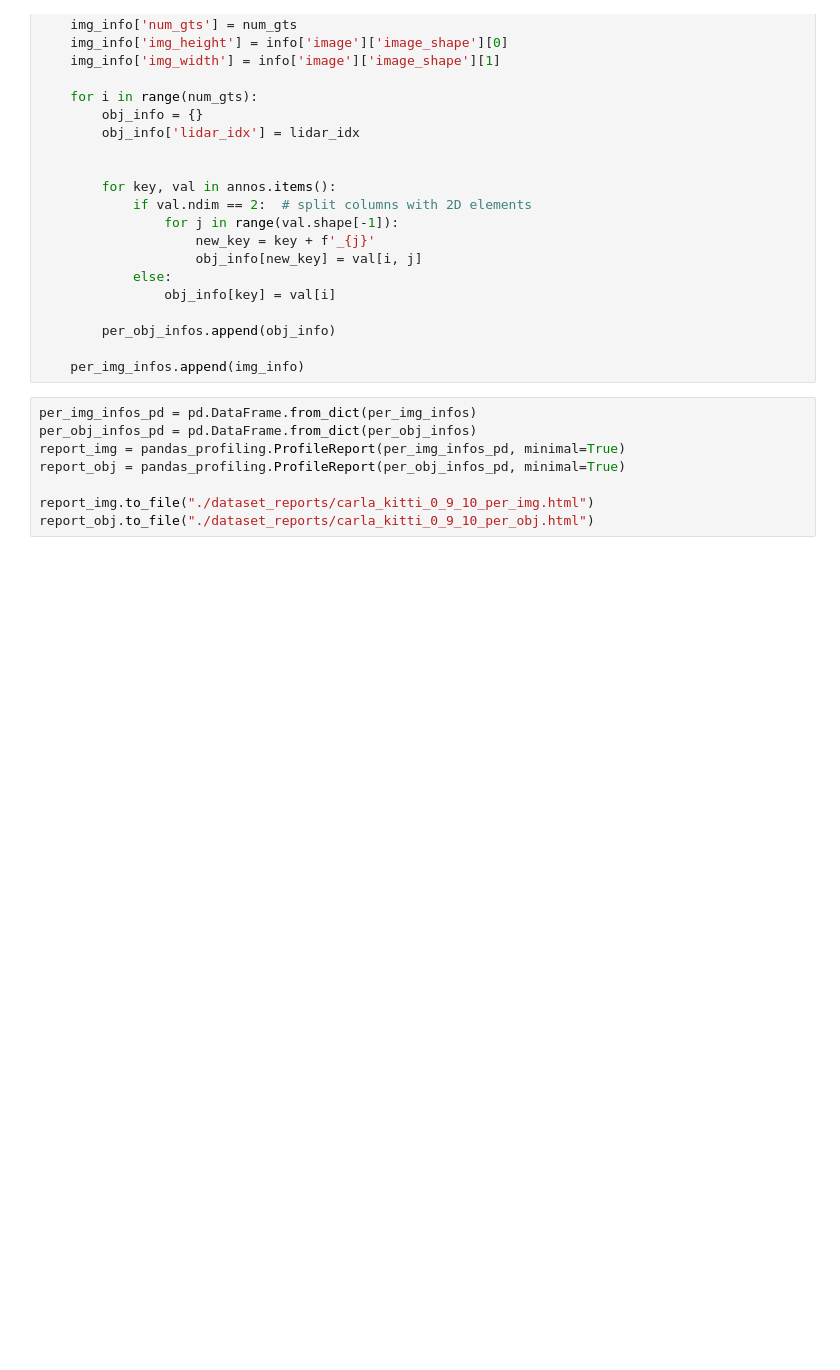
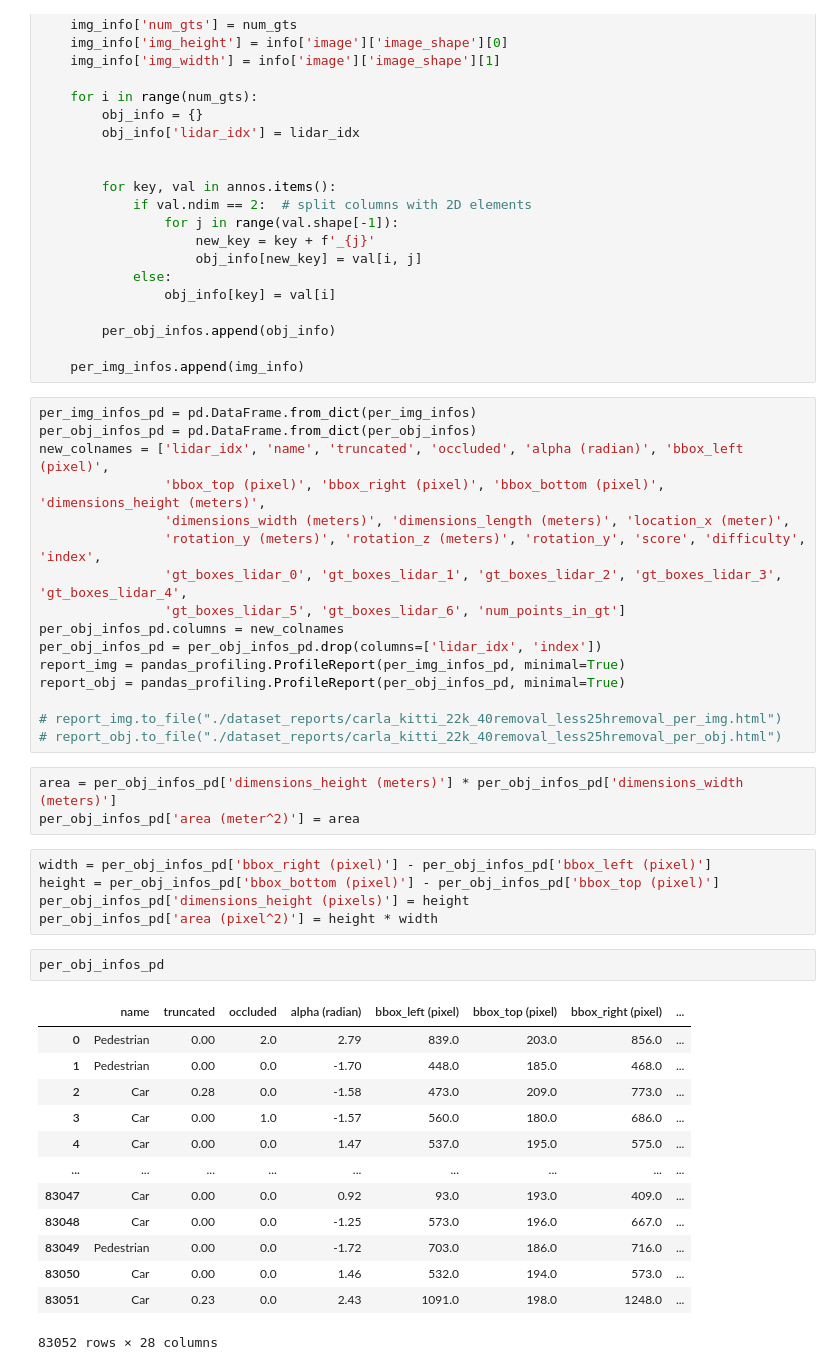
Before and after one commit to fnozarian/CARLA-KITTI, a Jupyter notebook: Dataset Statistics.ipynb, the cells around one changed output. Cells and saved outputs as stored; diff of their text form; blank space fills up the shorter version.

Commit message:
Dataset Statistics.

```diff
--- a/Dataset Statistics.ipynb
+++ b/Dataset Statistics.ipynb
@@ -82,8 +90,40 @@ for info in tqdm(infos):
 # %%
 per_img_infos_pd = pd.DataFrame.from_dict(per_img_infos)
 per_obj_infos_pd = pd.DataFrame.from_dict(per_obj_infos)
+new_colnames = ['lidar_idx', 'name', 'truncated', 'occluded', 'alpha (radian)', 'bbox_left (pixel)',
+                'bbox_top (pixel)', 'bbox_right (pixel)', 'bbox_bottom (pixel)', 'dimensions_height (meters)',
+                'dimensions_width (meters)', 'dimensions_length (meters)', 'location_x (meter)',
+                'rotation_y (meters)', 'rotation_z (meters)', 'rotation_y', 'score', 'difficulty', 'index',
+                'gt_boxes_lidar_0', 'gt_boxes_lidar_1', 'gt_boxes_lidar_2', 'gt_boxes_lidar_3', 'gt_boxes_lidar_4',
+                'gt_boxes_lidar_5', 'gt_boxes_lidar_6', 'num_points_in_gt']
+per_obj_infos_pd.columns = new_colnames
+per_obj_infos_pd = per_obj_infos_pd.drop(columns=['lidar_idx', 'index'])
 report_img = pandas_profiling.ProfileReport(per_img_infos_pd, minimal=True)
 report_obj = pandas_profiling.ProfileReport(per_obj_infos_pd, minimal=True)
 
-report_img.to_file("./dataset_reports/carla_kitti_0_9_10_per_img.html")
-report_obj.to_file("./dataset_reports/carla_kitti_0_9_10_per_obj.html")
+# report_img.to_file("./dataset_reports/carla_kitti_22k_40removal_less25hremoval_per_img.html")
+# report_obj.to_file("./dataset_reports/carla_kitti_22k_40removal_less25hremoval_per_obj.html")
+# %%
+area = per_obj_infos_pd['dimensions_height (meters)'] * per_obj_infos_pd['dimensions_width (meters)']
+per_obj_infos_pd['area (meter^2)'] = area
+# %%
+width = per_obj_infos_pd['bbox_right (pixel)'] - per_obj_infos_pd['bbox_left (pixel)']
+height = per_obj_infos_pd['bbox_bottom (pixel)'] - per_obj_infos_pd['bbox_top (pixel)']
+per_obj_infos_pd['dimensions_height (pixels)'] = height
+per_obj_infos_pd['area (pixel^2)'] = height * width
+# %%
+per_obj_infos_pd
+# %% [output]
+|  | name | truncated | occluded | alpha (radian) | bbox_left (pixel) | bbox_top (pixel) | bbox_right (pixel) | ... |
+| 0 | Pedestrian | 0.00 | 2.0 | 2.79 | 839.0 | 203.0 | 856.0 | ... |
+| 1 | Pedestrian | 0.00 | 0.0 | -1.70 | 448.0 | 185.0 | 468.0 | ... |
+| 2 | Car | 0.28 | 0.0 | -1.58 | 473.0 | 209.0 | 773.0 | ... |
+| 3 | Car | 0.00 | 1.0 | -1.57 | 560.0 | 180.0 | 686.0 | ... |
+| 4 | Car | 0.00 | 0.0 | 1.47 | 537.0 | 195.0 | 575.0 | ... |
+| ... | ... | ... | ... | ... | ... | ... | ... | ... |
+| 83047 | Car | 0.00 | 0.0 | 0.92 | 93.0 | 193.0 | 409.0 | ... |
+| 83048 | Car | 0.00 | 0.0 | -1.25 | 573.0 | 196.0 | 667.0 | ... |
+| 83049 | Pedestrian | 0.00 | 0.0 | -1.72 | 703.0 | 186.0 | 716.0 | ... |
+| 83050 | Car | 0.00 | 0.0 | 1.46 | 532.0 | 194.0 | 573.0 | ... |
+| 83051 | Car | 0.23 | 0.0 | 2.43 | 1091.0 | 198.0 | 1248.0 | ... |
+83052 rows × 28 columns
```
Also changed, not shown: parts of 10 cells of this notebook.
